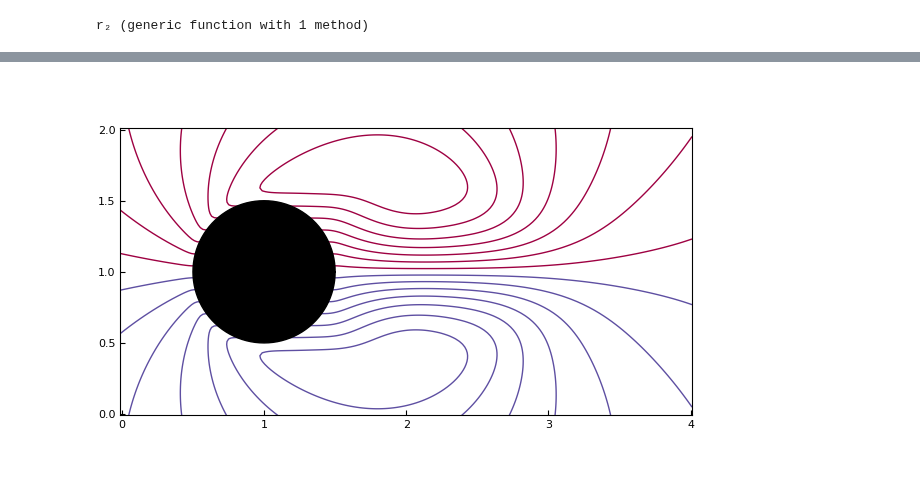
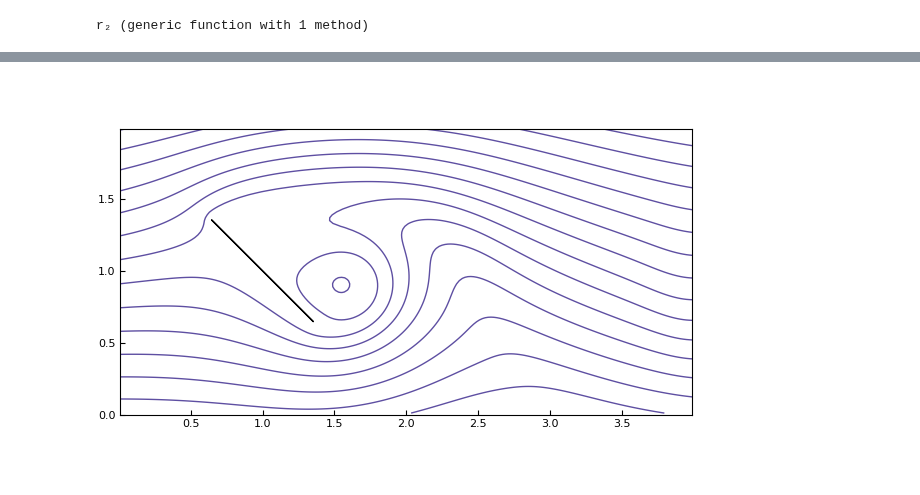
Before and after one commit to JuliaIBPM/ViscousFlow.jl, a Jupyter notebook: examples/Basic Navier-Stokes with a body.ipynb, the cells around one changed output, grey strips where cells are left out. Cells and saved outputs as stored; diff of their text form; code cells hidden in the pictures.

Commit message:
Refined the Navier-Stokes with a body example notebook, provided some basic capabilities for body motion.. still untested

```diff
--- a/examples/Basic Navier-Stokes with a body.ipynb
+++ b/examples/Basic Navier-Stokes with a body.ipynb
@@ -12,0 +23,4 @@ default(grid = false)
+# %%
+n = 50;
+a = 0.5; b = 0.1;
+body = Bodies.Plate(1.0,n)
@@ -25,4 +67,0 @@ Set up points on the cylinder
-# %%
-n = 100;
-a = 0.5; b = 0.1;
-body = Bodies.Ellipse(a,b,n)
@@ -38,5 +67,0 @@ plot(nx)
-# %%
-n = 100;
-len = 1.0;
-thick = 0.05;
-body = Plate(len,thick,n,λ=1.0)
@@ -289,8 +146,8 @@ plot!(body,fillcolor=:black)
 # %%
 xg,yg = coordinates(w,dx=Δx)
 ψ = deepcopy(w)
-ψ .= -(sys.L\w)
-plot(xg,yg,ψ,clim=(-0.1,0.1))
-plot!(xb,yb,fillcolor=:black,fillrange=0,fillalpha=1,linecolor=:black)
+ψ .= -(sys.L\w)*Δx .+ repmat(collect(yg)',202,1)
+plot(xg,yg,ψ,trim=1,clim=(-0.1,0.1))
+plot!(body,fillcolor=:black,linecolor=:black)
 # %% [output]
-[figure, old version]
+[figure, new version]
```
Also changed, not shown: parts of 48 cells of this notebook, 2 other files.
